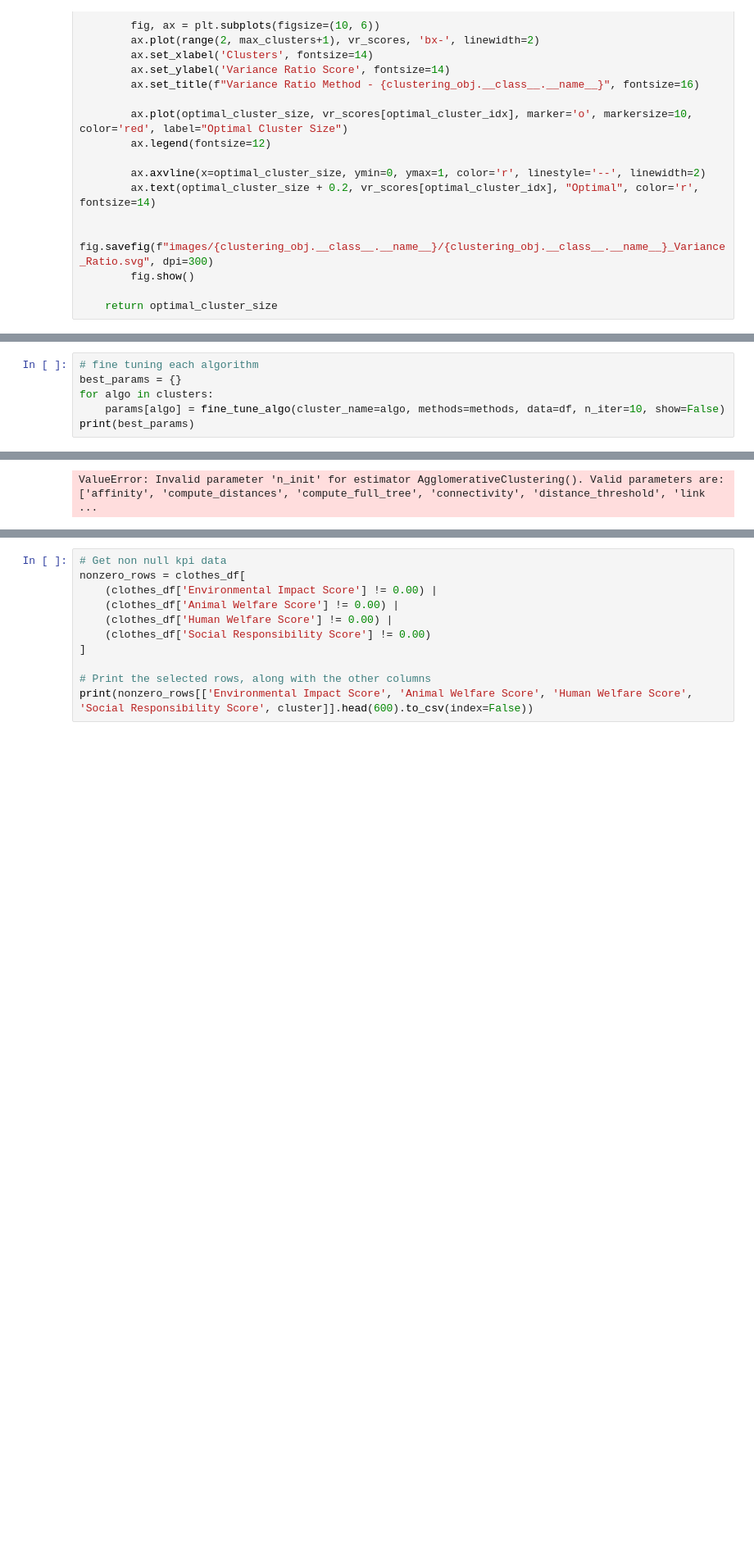
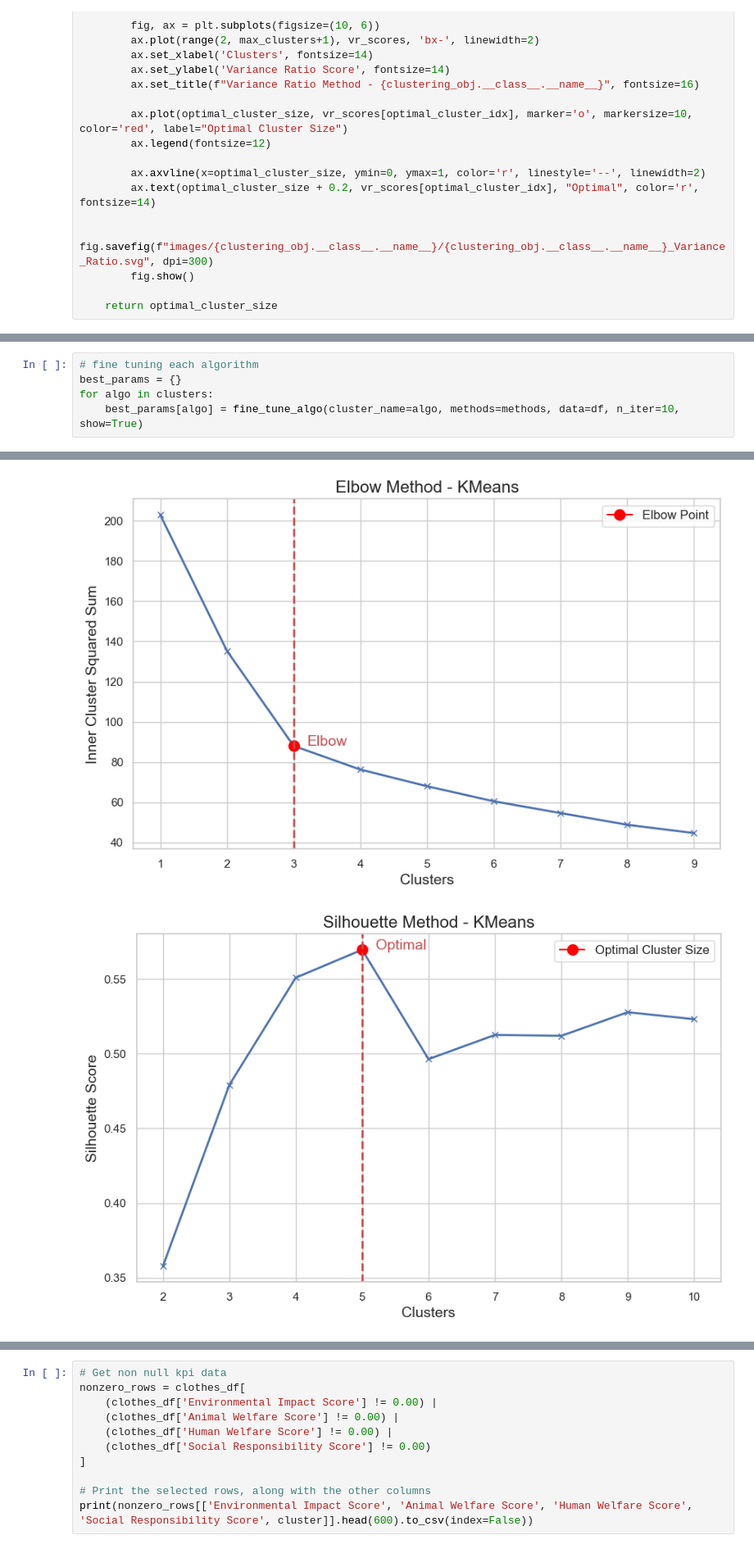
Before and after one commit to CFO-Clement/FastFashion, a Jupyter notebook: projet.ipynb, the cells around one changed output, grey strips where cells are left out. Shown at 82% size. Saved outputs shown, nothing was run; the diff lists cells and outputs as text; blank space fills up the shorter version.

```diff
--- a/projet.ipynb
+++ b/projet.ipynb
@@ -804,8 +812,7 @@ Performing automatic tuning with random search for 10 iterations using the best
 # fine tuning each algorithm
 best_params = {}
 for algo in clusters:
-    params[algo] = fine_tune_algo(cluster_name=algo, methods=methods, data=df, n_iter=10, show=False)
-print(best_params)
+    best_params[algo] = fine_tune_algo(cluster_name=algo, methods=methods, data=df, n_iter=10, show=True)
 # %% [output]
 Fine tuning KMeans algorithm...
 Performing tuning with the following methods:
@@ -828 +834,2 @@ Performing tuning with Elbow method...
-ValueError: Invalid parameter 'n_init' for estimator AgglomerativeClustering(). Valid parameters are: ['affinity', 'compute_distances', 'compute_full_tree', 'connectivity', 'distance_threshold', 'link ...
+[figure, added]
+[figure, added]
```
Also changed, not shown: parts of 8 cells of this notebook, 4 other files.
